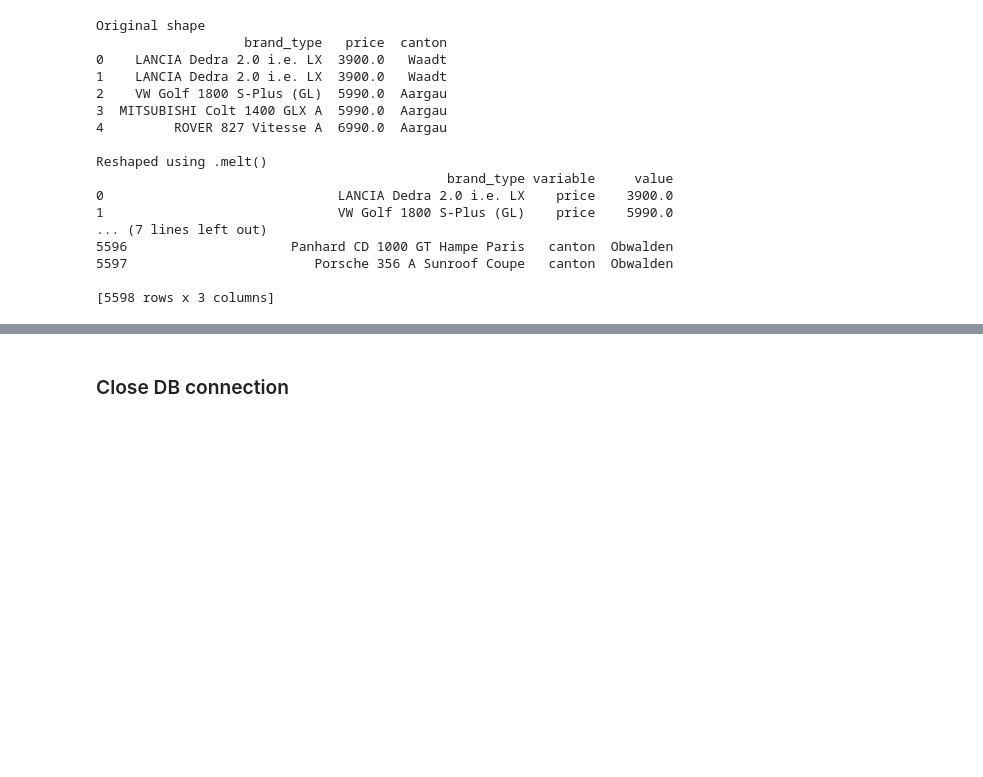
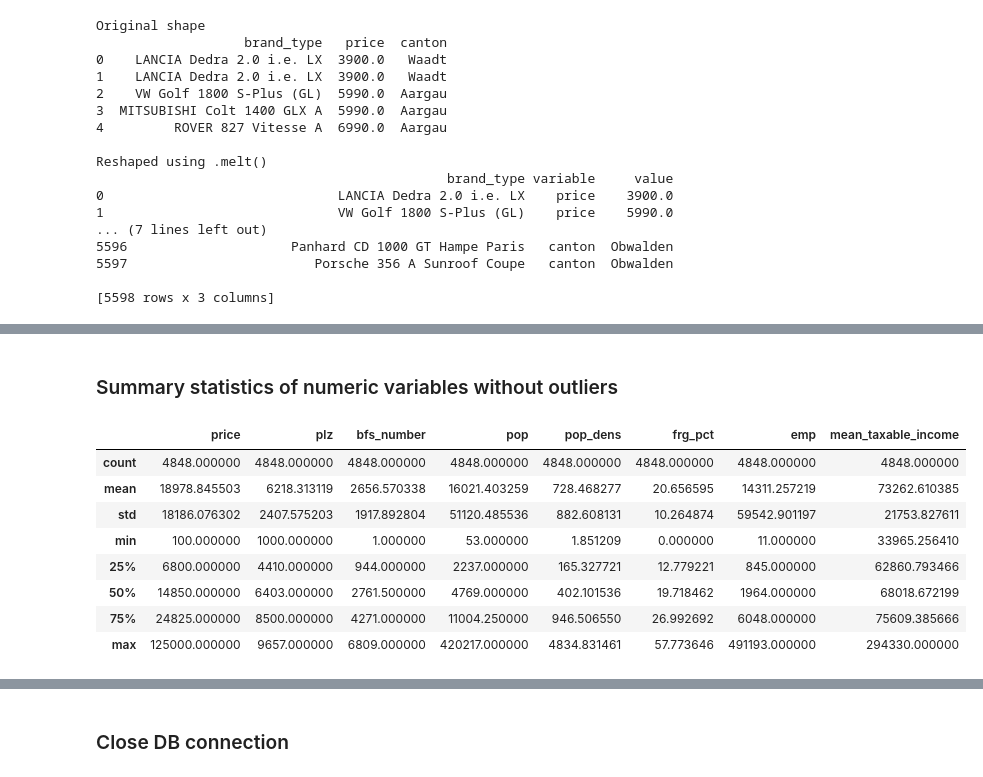
Before and after one commit to Sapdmsql/data_analytics_python_postgres, a Jupyter notebook: jupyter_postgres_db.ipynb, the cells around one changed output, grey strips where cells are left out. Cells and saved outputs as stored; diff of their text form; code cells hidden in the pictures; blank space fills up the shorter version.

```diff
--- a/jupyter_postgres_db.ipynb
+++ b/jupyter_postgres_db.ipynb
@@ -391,0 +503,24 @@ Reshaped using .melt()
+# %% [markdown]
+### Summary statistics of numeric variables without outliers
+# %%
+# Define the criteria for filtering
+min_price = 100
+max_price = 125000
+
+# Create a subset of the DataFrame without outliers
+filtered_df = df_filtered.loc[
+    (df_filtered['price'] >= min_price) & (df_filtered['price'] <= max_price)
+]
+
+# Display the first few rows of the filtered DataFrame
+filtered_df.describe()
+# %% [output]
+|  | price | plz | bfs_number | pop | pop_dens | frg_pct | emp | mean_taxable_income |
+| count | 4848.000000 | 4848.000000 | 4848.000000 | 4848.000000 | 4848.000000 | 4848.000000 | 4848.000000 | 4848.000000 |
+| mean | 18978.845503 | 6218.313119 | 2656.570338 | 16021.403259 | 728.468277 | 20.656595 | 14311.257219 | 73262.610385 |
+| std | 18186.076302 | 2407.575203 | 1917.892804 | 51120.485536 | 882.608131 | 10.264874 | 59542.901197 | 21753.827611 |
+| min | 100.000000 | 1000.000000 | 1.000000 | 53.000000 | 1.851209 | 0.000000 | 11.000000 | 33965.256410 |
+| 25% | 6800.000000 | 4410.000000 | 944.000000 | 2237.000000 | 165.327721 | 12.779221 | 845.000000 | 62860.793466 |
+| 50% | 14850.000000 | 6403.000000 | 2761.500000 | 4769.000000 | 402.101536 | 19.718462 | 1964.000000 | 68018.672199 |
+| 75% | 24825.000000 | 8500.000000 | 4271.000000 | 11004.250000 | 946.506550 | 26.992692 | 6048.000000 | 75609.385666 |
+| max | 125000.000000 | 9657.000000 | 6809.000000 | 420217.000000 | 4834.831461 | 57.773646 | 491193.000000 | 294330.000000 |
```
Also changed, not shown: parts of 33 cells of this notebook.
